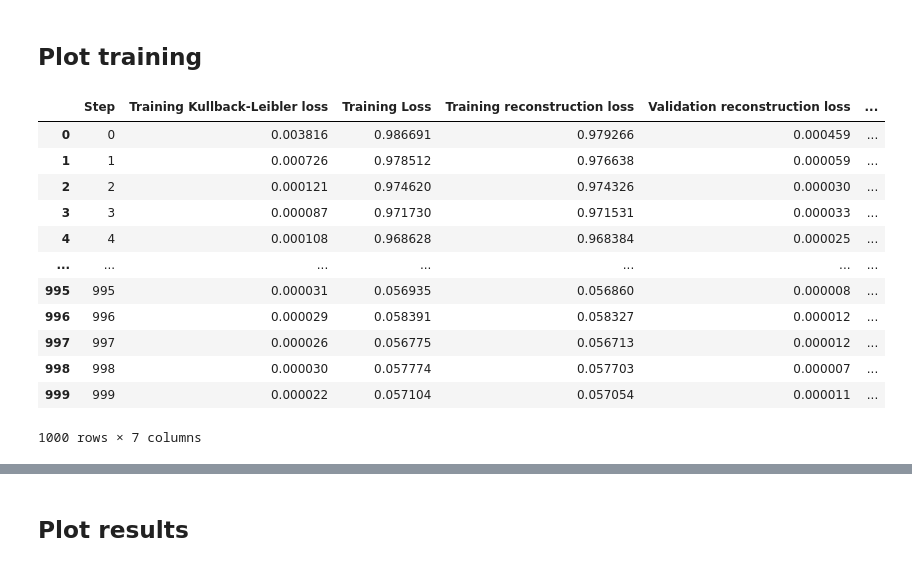
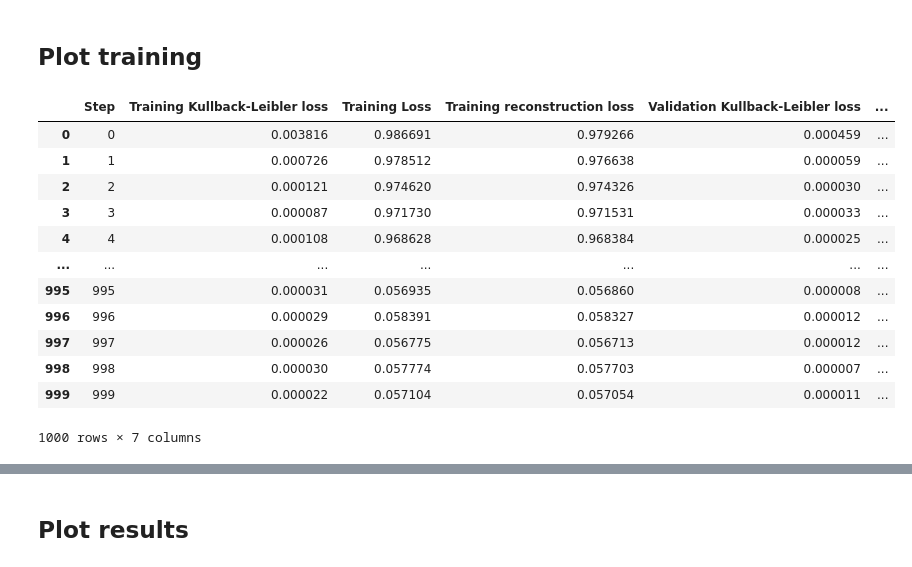
Before and after one commit to JosuaCarl/MStoML, a Jupyter notebook: skripts/VAE/VAE_interpret.ipynb, the cells around one changed output, grey strips where cells are left out. Cells and saved outputs as stored; diff of their text form; code cells hidden in the pictures.

```diff
--- a/skripts/VAE/VAE_interpret.ipynb
+++ b/skripts/VAE/VAE_interpret.ipynb
@@ -80,11 +80,11 @@ model_plot = keras.utils.plot_model( model, show_shapes=True, show_dtype=False,
 # %%
 history = pd.read_csv(os.path.join(model_dir, f"{project}.history.tsv"), sep="\t").rename(columns={"Unnamed: 0": "Step",
                                                                                            "loss": "Training Loss", "val_loss": "Validation loss",
                                                                                            "kl_loss": "Training Kullback-Leibler loss", "val_kl_loss": "Validation Kullback-Leibler loss",
-                                                                                           "reconstruction_loss": "Training reconstruction loss", "val_kl_loss": "Validation reconstruction loss"})
+                                                                                           "reconstruction_loss": "Training reconstruction loss", "val_reconstruction_loss": "Validation reconstruction loss"})
 history
 # %% [output]
-|  | Step | Training Kullback-Leibler loss | Training Loss | Training reconstruction loss | Validation reconstruction loss | ... |
+|  | Step | Training Kullback-Leibler loss | Training Loss | Training reconstruction loss | Validation Kullback-Leibler loss | ... |
 | 0 | 0 | 0.003816 | 0.986691 | 0.979266 | 0.000459 | ... |
 | 1 | 1 | 0.000726 | 0.978512 | 0.976638 | 0.000059 | ... |
 | 2 | 2 | 0.000121 | 0.974620 | 0.974326 | 0.000030 | ... |
```
Also changed, not shown: parts of 2 cells of this notebook, 7 other files.
